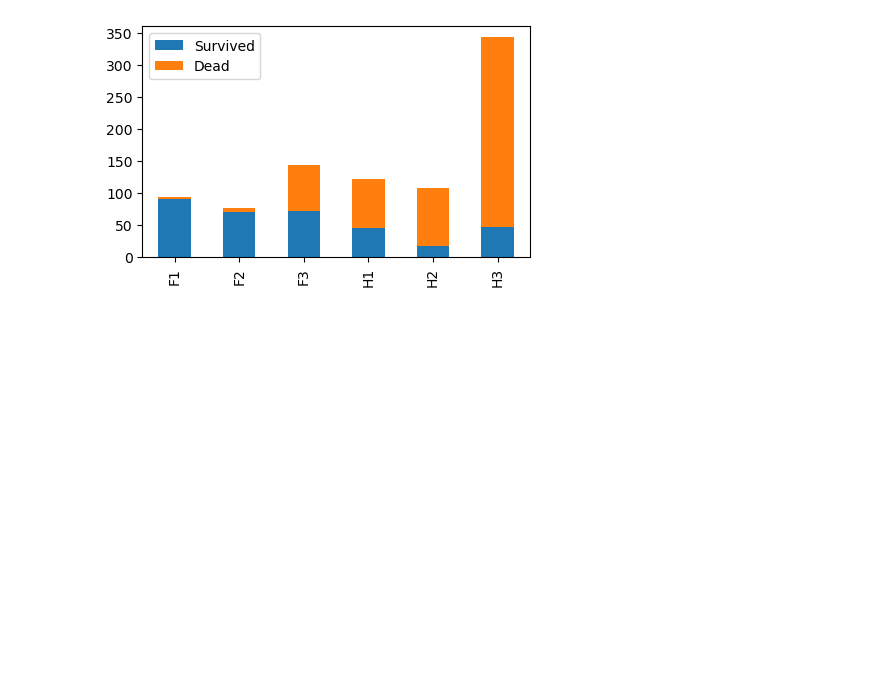
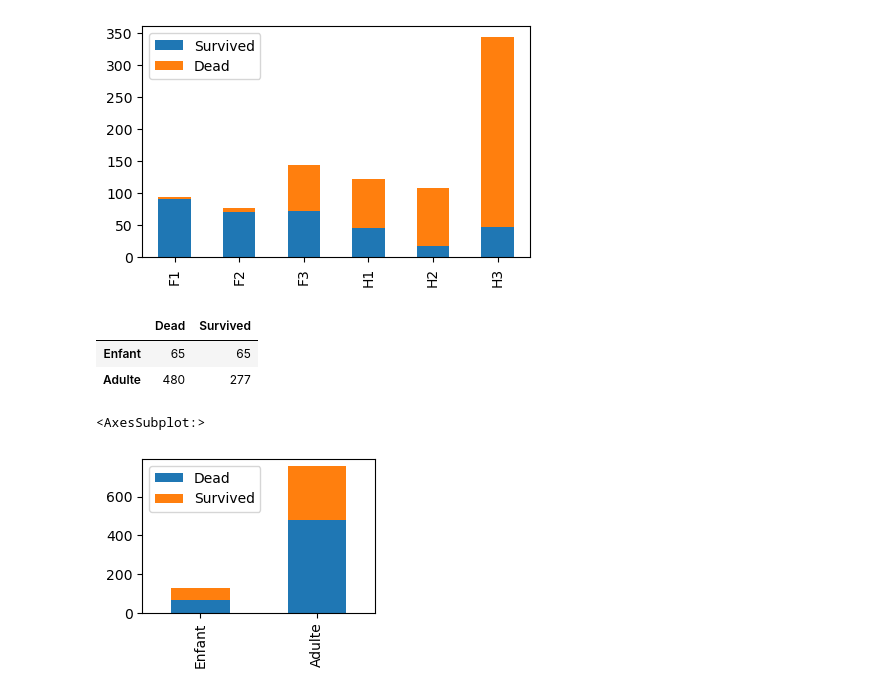
Before and after one commit to axelguerinoctave/M2-ICES-2022-2023, a Jupyter notebook: TP 4.ipynb, the cells around one changed output. Saved outputs shown, nothing was run; the diff lists cells and outputs as text; code cells hidden in the pictures; blank space fills up the shorter version.

```diff
--- a/TP 4.ipynb
+++ b/TP 4.ipynb
@@ -153,3 +153,19 @@ df.plot(kind = "bar", stacked = True, figsize = (5, 3))
 # %% [output]
 <AxesSubplot:>
 [figure]
+# %%
+enfant = titanic.query("Age < 18")["Survived"].value_counts()
+adulte = titanic.query("Age >= 18")["Survived"].value_counts()
+df = pd.DataFrame([enfant, adulte])
+df.columns = ["Dead", "Survived"]
+df.index = ["Enfant", "Adulte"]
+df
+# %% [output]
+|  | Dead | Survived |
+| Enfant | 65 | 65 |
+| Adulte | 480 | 277 |
+# %%
+df.plot(kind = "bar", stacked = True, figsize = (3, 2))
+# %% [output]
+<AxesSubplot:>
+[figure, added]
```
Also changed, not shown: parts of 3 cells of this notebook, 1 other file.
